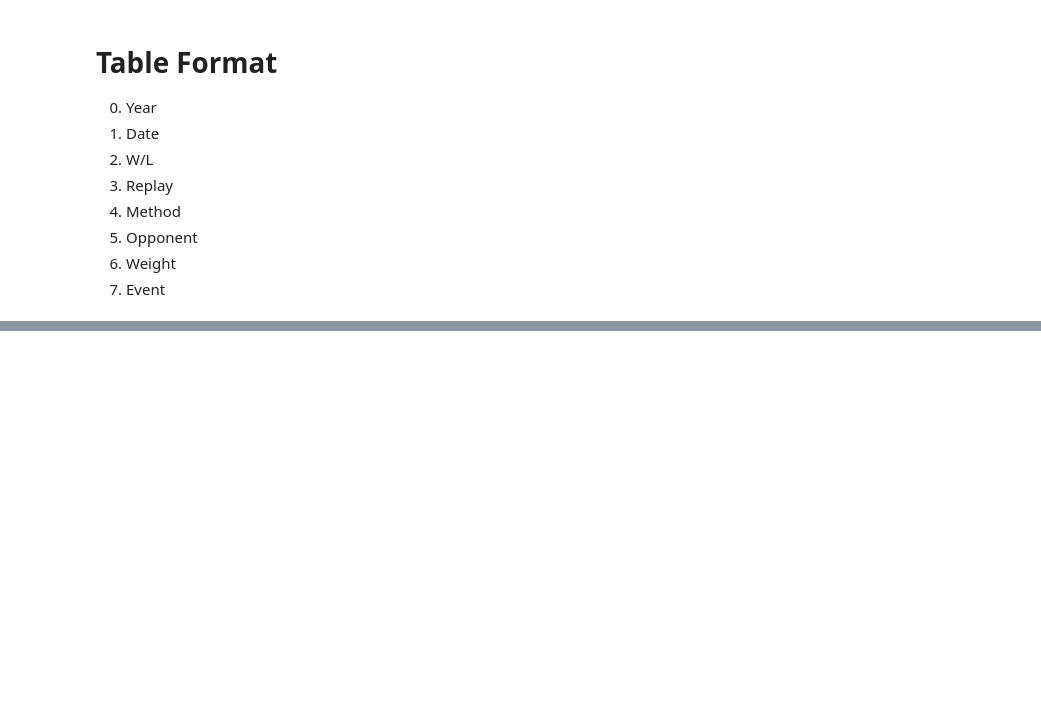
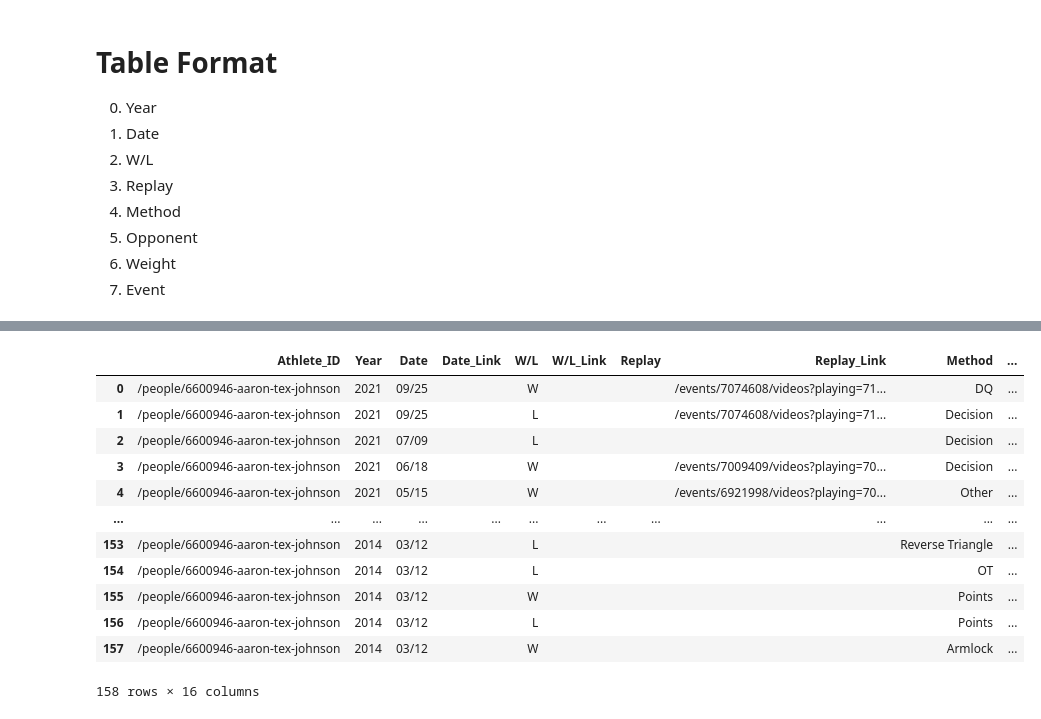
Before and after one commit to gossdante/bjj_network, a Jupyter notebook: bjj.ipynb, the cells around one changed output, grey strips where cells are left out. Saved outputs shown, nothing was run; the diff lists cells and outputs as text; code cells hidden in the pictures; blank space fills up the shorter version.

```diff
--- a/bjj.ipynb
+++ b/bjj.ipynb
@@ -259,0 +242,53 @@ soup
+# %%
+def get_matches(athlete_id):
+    url = 'https://www.flograppling.com' + athlete_id
+    html = urllib.request.urlopen(url).read()
+    athlete_parsed_html = BeautifulSoup(html, 'html.parser')
+
+    Columns = ['Athlete_ID','Year','Date','Date_Link','W/L','W/L_Link','Replay','Replay_Link','Method','Method_Link','Opponent','Opponent_Link','Weight','Weight_Link','Event','Event_Link']
+    Athlete_Matches = pd.DataFrame(columns=Columns,index=range(0,1000)) # Premake table
+
+    idx=2
+    rownum = 0
+    for t in athlete_parsed_html('flo-section-table'): # This will get all the tables on the page
+
+        Year = t.find('h5').get_text()
+        if Year == 'W/L Methods': # Flo has a table that we don't care about called 'W/L Methods'
+            break
+
+        for td in t.find_all('td'): # td is cell info within a table in html
+            link_idx = idx + 1
+
+            text = td.get_text() # the text stored in the cell (what is visible on the website)
+            if text == 'Submission': # This line is meant to stop the loop at the end of the tables
+                break # Note that Flo has a table with win/loss methods & submission win/loss methods at the end
+            link = td('a')[0].get('href') # the link associated with that text (if there is one)
+
+            Athlete_Matches.iloc[rownum, idx] = text
+            Athlete_Matches.iloc[rownum, link_idx] = link
+            idx = idx + 2
+
+            if idx == 16: # This is the piece that keeps track of what column it is
+                idx=2
+                Athlete_Matches.iloc[rownum, 1] = Year # Add year right before we switch the row
+                Athlete_Matches.iloc[rownum, 0] = athlete_id
+                rownum = rownum + 1
+
+    Athlete_Matches = Athlete_Matches.dropna(axis=0,how='all') # Get rid of all the extra rows
+    return Athlete_Matches
+# %%
+get_matches(Athlete_Info['Athlete_ID'][0])
+# %% [output]
+|  | Athlete_ID | Year | Date | Date_Link | W/L | W/L_Link | Replay | Replay_Link | Method | ... |
+| 0 | /people/6600946-aaron-tex-johnson | 2021 | 09/25 |  | W |  |  | /events/7074608/videos?playing=71... | DQ | ... |
+| 1 | /people/6600946-aaron-tex-johnson | 2021 | 09/25 |  | L |  |  | /events/7074608/videos?playing=71... | Decision | ... |
+| 2 | /people/6600946-aaron-tex-johnson | 2021 | 07/09 |  | L |  |  |  | Decision | ... |
+| 3 | /people/6600946-aaron-tex-johnson | 2021 | 06/18 |  | W |  |  | /events/7009409/videos?playing=70... | Decision | ... |
+| 4 | /people/6600946-aaron-tex-johnson | 2021 | 05/15 |  | W |  |  | /events/6921998/videos?playing=70... | Other | ... |
+| ... | ... | ... | ... | ... | ... | ... | ... | ... | ... | ... |
+| 153 | /people/6600946-aaron-tex-johnson | 2014 | 03/12 |  | L |  |  |  | Reverse Triangle | ... |
+| 154 | /people/6600946-aaron-tex-johnson | 2014 | 03/12 |  | L |  |  |  | OT | ... |
+| 155 | /people/6600946-aaron-tex-johnson | 2014 | 03/12 |  | W |  |  |  | Points | ... |
+| 156 | /people/6600946-aaron-tex-johnson | 2014 | 03/12 |  | L |  |  |  | Points | ... |
+| 157 | /people/6600946-aaron-tex-johnson | 2014 | 03/12 |  | W |  |  |  | Armlock | ... |
+158 rows × 16 columns
```
Also changed, not shown: parts of 16 cells of this notebook, 1 other file.
